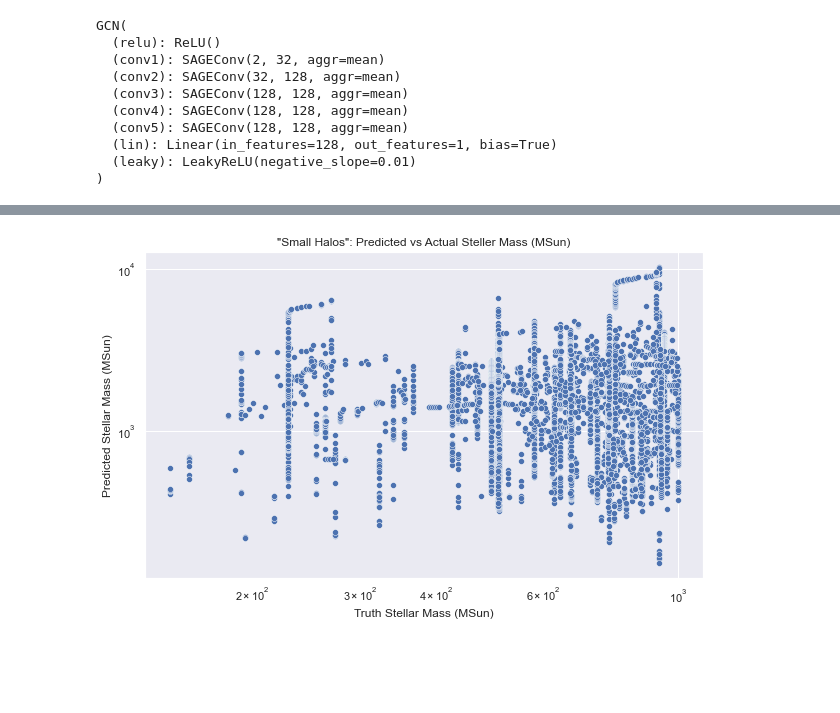
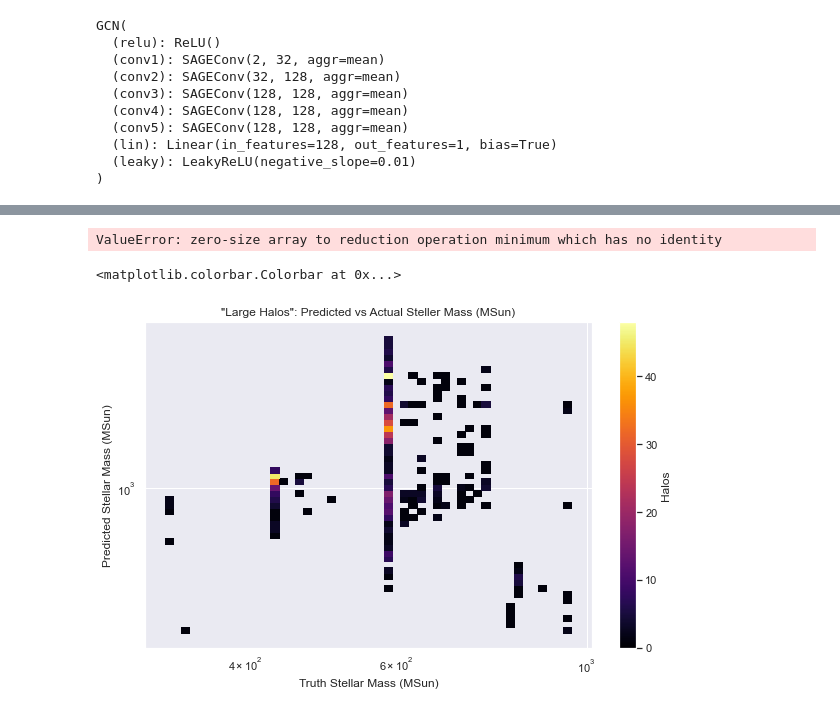
Before and after one commit to vhorvath2010/baryonic-from-dmmt, a Jupyter notebook: visualize_training.ipynb, the cells around one changed output, grey strips where cells are left out. Drawn from its saved outputs; the diff is of its cells as text; code cells hidden in the pictures; blank space fills up the shorter version.

```diff
--- a/visualize_training.ipynb
+++ b/visualize_training.ipynb
@@ -82,13 +134,48 @@ ax.autoscale(True)
-# %%
-ax = sns.scatterplot(x=y_truth_small, y=y_pred_small)
-ax.set_title('"Small Halos": Predicted vs Actual Steller Mass (MSun)')
-ax.set_xlabel('Truth Stellar Mass (MSun)')
-ax.set_ylabel('Predicted Stellar Mass (MSun)')
-ax.set_xscale('log')
-ax.set_yscale('log')
-ax.autoscale(True)
-# %% [output]
-[figure, removed]
+# %%
+# Histogram params
+num_x_bins = 50
+num_y_bins = 50
+
+# Set the minimum and maximum values for the x-axis and y-axis
+x_min, x_max = np.min(y_truth_large), np.max(y_truth_large)
+y_min, y_max = np.min(y_pred_large), np.max(y_pred_large)
+
+# Create logarithmically spaced bins for the x-axis and y-axis
+x_bins = np.logspace(np.log10(x_min), np.log10(x_max), num_x_bins + 1)
+y_bins = np.logspace(np.log10(y_min), np.log10(y_max), num_y_bins + 1)
+
+ax = sns.histplot(x=y_truth_large, y=y_pred_large, bins=[x_bins, y_bins], cmap='inferno')
+ax.set_title('"Large Halos": Predicted vs Actual Steller Mass (MSun)')
+ax.set_xlabel('Truth Stellar Mass (MSun)')
+ax.set_ylabel('Predicted Stellar Mass (MSun)')
+ax.set_xscale('log')
+ax.set_yscale('log')
+plt.colorbar(ax.collections[0], ax=ax, label='Halos')
+# %% [output]
+ValueError: zero-size array to reduction operation minimum which has no identity
+# %%
+# Histogram params
+num_x_bins = 50
+num_y_bins = 50
+
+# Set the minimum and maximum values for the x-axis and y-axis
+x_min, x_max = np.min(y_truth_small), np.max(y_truth_small)
+y_min, y_max = np.min(y_pred_small), np.max(y_pred_small)
+
+# Create logarithmically spaced bins for the x-axis and y-axis
+x_bins = np.logspace(np.log10(x_min), np.log10(x_max), num_x_bins + 1)
+y_bins = np.logspace(np.log10(y_min), np.log10(y_max), num_y_bins + 1)
+
+ax = sns.histplot(x=y_truth_small, y=y_pred_small, bins=[x_bins, y_bins], cmap='inferno')
+ax.set_title('"Large Halos": Predicted vs Actual Steller Mass (MSun)')
+ax.set_xlabel('Truth Stellar Mass (MSun)')
+ax.set_ylabel('Predicted Stellar Mass (MSun)')
+ax.set_xscale('log')
+ax.set_yscale('log')
+plt.colorbar(ax.collections[0], ax=ax, label='Halos')
+# %% [output]
+<matplotlib.colorbar.Colorbar at 0x...>
+[figure, added]
 # %%
 error = ((y_pred_large - y_truth_large) / y_truth_large) * 100
 ax = sns.scatterplot(x=y_truth_large, y=error)
```
Also changed, not shown: parts of 8 cells of this notebook, 10 other files.
